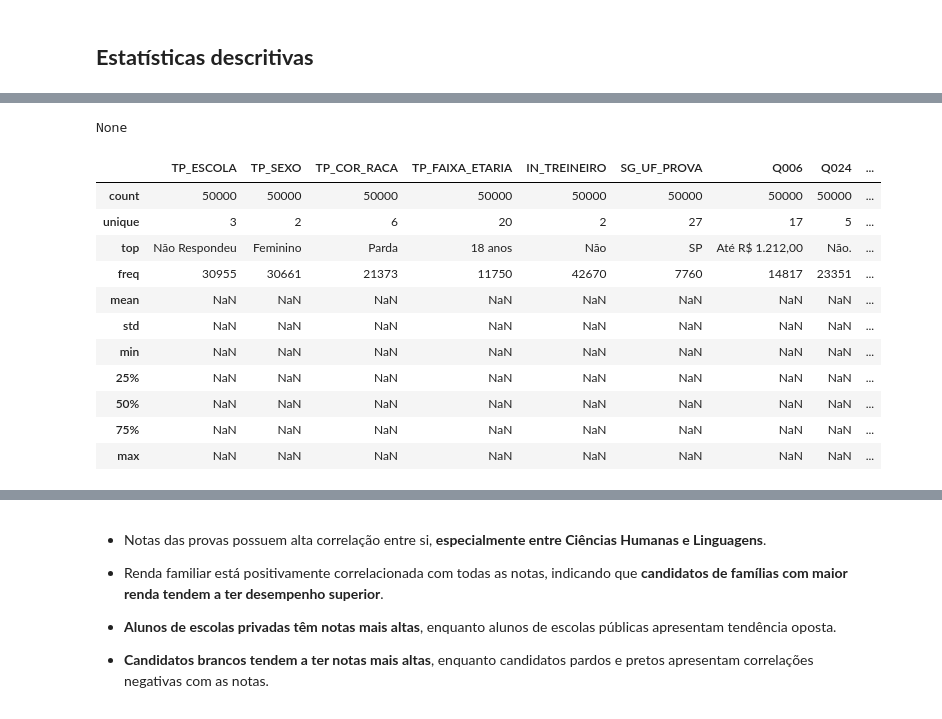
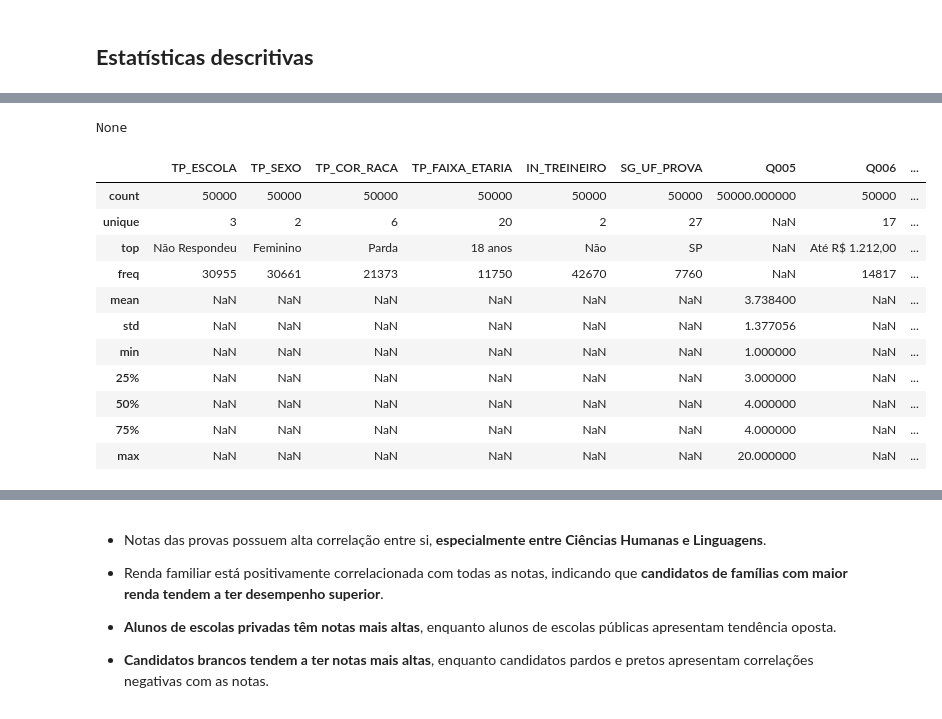
Before and after one commit to jrsuri/enem-analytics, a Jupyter notebook: notebooks/02 - EDA.ipynb, the cells around one changed output, grey strips where cells are left out. Saved outputs shown, nothing was run; the diff lists cells and outputs as text; code cells hidden in the pictures.

```diff
--- a/notebooks/02 - EDA.ipynb
+++ b/notebooks/02 - EDA.ipynb
@@ -384,6 +401,7 @@ colunas_importantes = [
     'TP_FAIXA_ETARIA',
     'IN_TREINEIRO', # A informação se o candidato é treineiro pode ser relevante para prever sua nota ou presença em provas
     'SG_UF_PROVA',  # É possível que características regionais influenciem na nota
+    'Q005',         # Quantas pessoas moram na mesma casa
     'Q006',         # Renda mensal familiar
     'Q024',         # Possui computador
     'Q025',         # Possui internet
@@ -395,12 +413,11 @@ colunas_importantes = [
     'NU_NOTA_MT',
     'NU_NOTA_REDACAO',
 
-    # Além de prever as notas, é possível usar as informações do dataset para prever se o candidato irá faltar a uma prova ou zerar a redação. Serão mantidas como possíveis variáveis alvo para o modelo
+    # Além de prever as notas, é possível usar as informações do dataset para prever se o candidato irá faltar a uma prova. Serão mantidas como possíveis variáveis alvo para o modelo
     'TP_PRESENCA_LC',
     'TP_PRESENCA_CH',
     'TP_PRESENCA_CN',
-    'TP_PRESENCA_MT',
-    'TP_STATUS_REDACAO'
+    'TP_PRESENCA_MT'
 ]
 
 # Exibe informações gerais
@@ -428,17 +445,17 @@ dtypes: float64(5), object(14)
 memory usage: 7.2+ MB
 None
-|  | TP_ESCOLA | TP_SEXO | TP_COR_RACA | TP_FAIXA_ETARIA | IN_TREINEIRO | SG_UF_PROVA | Q006 | Q024 | ... |
-| count | 50000 | 50000 | 50000 | 50000 | 50000 | 50000 | 50000 | 50000 | ... |
-| unique | 3 | 2 | 6 | 20 | 2 | 27 | 17 | 5 | ... |
-| top | Não Respondeu | Feminino | Parda | 18 anos | Não | SP | Até R$ 1.212,00 | Não. | ... |
-| freq | 30955 | 30661 | 21373 | 11750 | 42670 | 7760 | 14817 | 23351 | ... |
-| mean | NaN | NaN | NaN | NaN | NaN | NaN | NaN | NaN | ... |
-| std | NaN | NaN | NaN | NaN | NaN | NaN | NaN | NaN | ... |
-| min | NaN | NaN | NaN | NaN | NaN | NaN | NaN | NaN | ... |
-| 25% | NaN | NaN | NaN | NaN | NaN | NaN | NaN | NaN | ... |
-| 50% | NaN | NaN | NaN | NaN | NaN | NaN | NaN | NaN | ... |
-| 75% | NaN | NaN | NaN | NaN | NaN | NaN | NaN | NaN | ... |
-| max | NaN | NaN | NaN | NaN | NaN | NaN | NaN | NaN | ... |
+|  | TP_ESCOLA | TP_SEXO | TP_COR_RACA | TP_FAIXA_ETARIA | IN_TREINEIRO | SG_UF_PROVA | Q005 | Q006 | ... |
+| count | 50000 | 50000 | 50000 | 50000 | 50000 | 50000 | 50000.000000 | 50000 | ... |
+| unique | 3 | 2 | 6 | 20 | 2 | 27 | NaN | 17 | ... |
+| top | Não Respondeu | Feminino | Parda | 18 anos | Não | SP | NaN | Até R$ 1.212,00 | ... |
+| freq | 30955 | 30661 | 21373 | 11750 | 42670 | 7760 | NaN | 14817 | ... |
+| mean | NaN | NaN | NaN | NaN | NaN | NaN | 3.738400 | NaN | ... |
+| std | NaN | NaN | NaN | NaN | NaN | NaN | 1.377056 | NaN | ... |
+| min | NaN | NaN | NaN | NaN | NaN | NaN | 1.000000 | NaN | ... |
+| 25% | NaN | NaN | NaN | NaN | NaN | NaN | 3.000000 | NaN | ... |
+| 50% | NaN | NaN | NaN | NaN | NaN | NaN | 4.000000 | NaN | ... |
+| 75% | NaN | NaN | NaN | NaN | NaN | NaN | 4.000000 | NaN | ... |
+| max | NaN | NaN | NaN | NaN | NaN | NaN | 20.000000 | NaN | ... |
 # %% [markdown]
 **Informações gerais**
 - O dataset tem uma mistura de variáveis categóricas e numéricas.
```
Also changed, not shown: parts of 7 cells of this notebook, 3 other files.
